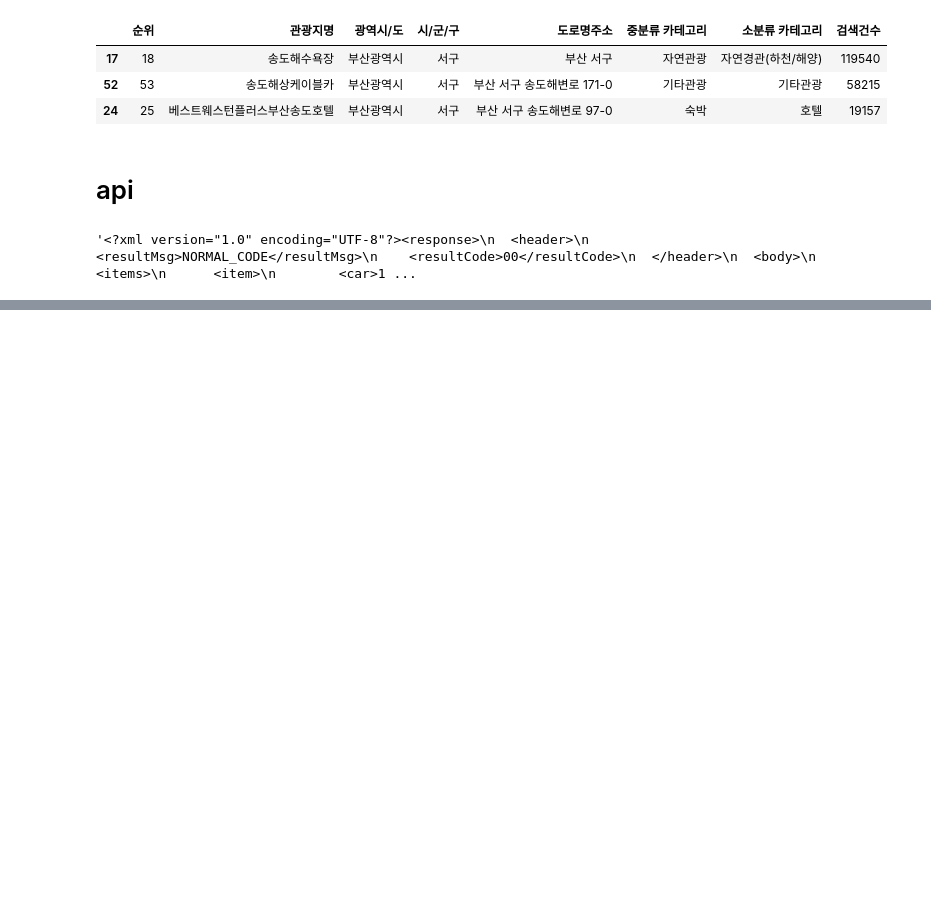
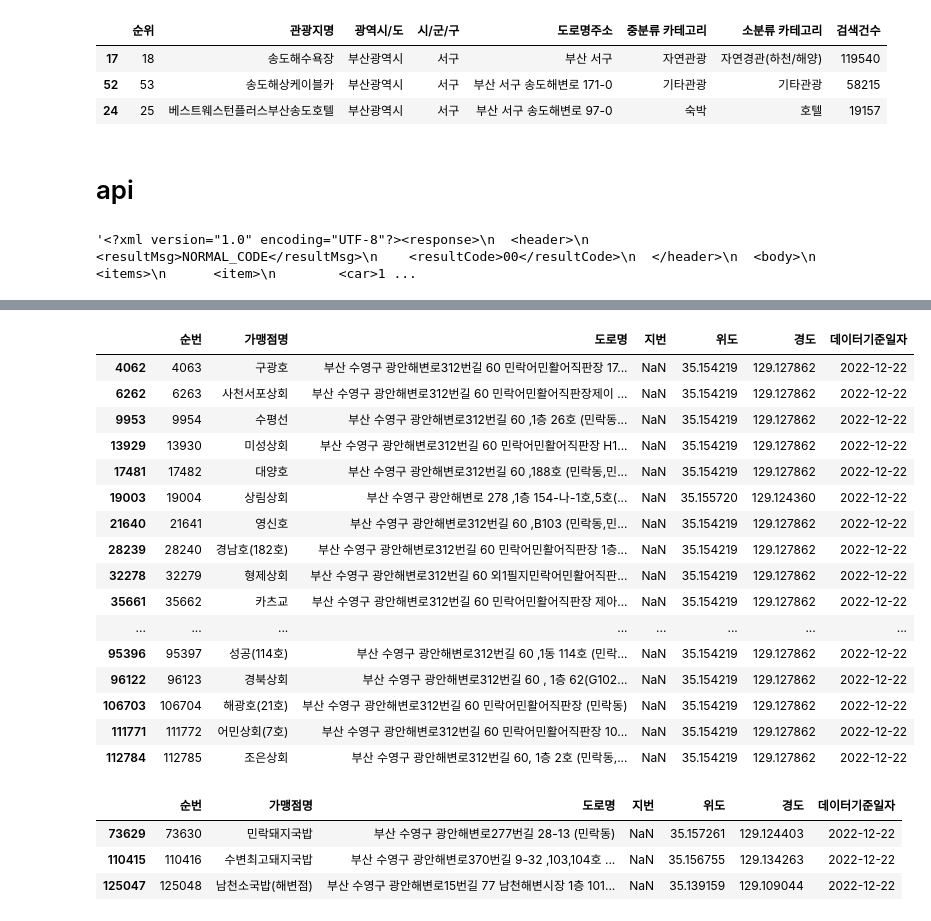
Before and after one commit to JaeHong-Park987/BUSAN, a Jupyter notebook: 부산 관광 데이터 수집.ipynb, the cells around one changed output, grey strips where cells are left out. Drawn from its saved outputs; the diff is of its cells as text; code cells hidden in the pictures; blank space fills up the shorter version.

```diff
--- a/부산 관광 데이터 수집.ipynb
+++ b/부산 관광 데이터 수집.ipynb
@@ -398,0 +467,29 @@ response
+# %%
+df_doro = df4[df4['도로명'].str.contains('광안해변로')]
+df_new1 = df_doro[df_doro['도로명'].str.contains('민락어')]
+df_new1
+# %% [output]
+|  | 순번 | 가맹점명 | 도로명 | 지번 | 위도 | 경도 | 데이터기준일자 |
+| 4062 | 4063 | 구광호 | 부산 수영구 광안해변로312번길 60 민락어민활어직판장 17... | NaN | 35.154219 | 129.127862 | 2022-12-22 |
+| 6262 | 6263 | 사천서포상회 | 부산 수영구 광안해변로312번길 60 민락어민활어직판장제이 ... | NaN | 35.154219 | 129.127862 | 2022-12-22 |
+| 9953 | 9954 | 수평선 | 부산 수영구 광안해변로312번길 60 ,1층 26호 (민락동... | NaN | 35.154219 | 129.127862 | 2022-12-22 |
+| 13929 | 13930 | 미성상회 | 부산 수영구 광안해변로312번길 60 민락어민활어직판장 H1... | NaN | 35.154219 | 129.127862 | 2022-12-22 |
+| 17481 | 17482 | 대양호 | 부산 수영구 광안해변로312번길 60 ,188호 (민락동,민... | NaN | 35.154219 | 129.127862 | 2022-12-22 |
+| 19003 | 19004 | 상림상회 | 부산 수영구 광안해변로 278 ,1층 154-나-1호,5호(... | NaN | 35.155720 | 129.124360 | 2022-12-22 |
+| 21640 | 21641 | 영신호 | 부산 수영구 광안해변로312번길 60 ,B103 (민락동,민... | NaN | 35.154219 | 129.127862 | 2022-12-22 |
+| 28239 | 28240 | 경남호(182호) | 부산 수영구 광안해변로312번길 60 민락어민활어직판장 1층... | NaN | 35.154219 | 129.127862 | 2022-12-22 |
+| 32278 | 32279 | 형제상회 | 부산 수영구 광안해변로312번길 60 외1필지민락어민활어직판... | NaN | 35.154219 | 129.127862 | 2022-12-22 |
+| 35661 | 35662 | 카츠교 | 부산 수영구 광안해변로312번길 60 민락어민활어직판장 제아... | NaN | 35.154219 | 129.127862 | 2022-12-22 |
+| ... | ... | ... | ... | ... | ... | ... | ... |
+| 95396 | 95397 | 성공(114호) | 부산 수영구 광안해변로312번길 60 ,1동 114호 (민락... | NaN | 35.154219 | 129.127862 | 2022-12-22 |
+| 96122 | 96123 | 경북상회 | 부산 수영구 광안해변로312번길 60 , 1층 62(G102... | NaN | 35.154219 | 129.127862 | 2022-12-22 |
+| 106703 | 106704 | 해광호(21호) | 부산 수영구 광안해변로312번길 60 민락어민활어직판장 (민락동) | NaN | 35.154219 | 129.127862 | 2022-12-22 |
+| 111771 | 111772 | 어민상회(7호) | 부산 수영구 광안해변로312번길 60 민락어민활어직판장 10... | NaN | 35.154219 | 129.127862 | 2022-12-22 |
+| 112784 | 112785 | 조은상회 | 부산 수영구 광안해변로312번길 60, 1층 2호 (민락동,... | NaN | 35.154219 | 129.127862 | 2022-12-22 |
+# %%
+df_doro[df_doro['가맹점명'].str.contains('국밥')]
+# %% [output]
+|  | 순번 | 가맹점명 | 도로명 | 지번 | 위도 | 경도 | 데이터기준일자 |
+| 73629 | 73630 | 민락돼지국밥 | 부산 수영구 광안해변로277번길 28-13 (민락동) | NaN | 35.157261 | 129.124403 | 2022-12-22 |
+| 110415 | 110416 | 수변최고돼지국밥 | 부산 수영구 광안해변로370번길 9-32 ,103,104호 ... | NaN | 35.156755 | 129.134263 | 2022-12-22 |
+| 125047 | 125048 | 남천소국밥(해변점) | 부산 수영구 광안해변로15번길 77 남천해변시장 1층 101... | NaN | 35.139159 | 129.109044 | 2022-12-22 |
```
Also changed, not shown: parts of 12 cells of this notebook, 1 other file.
